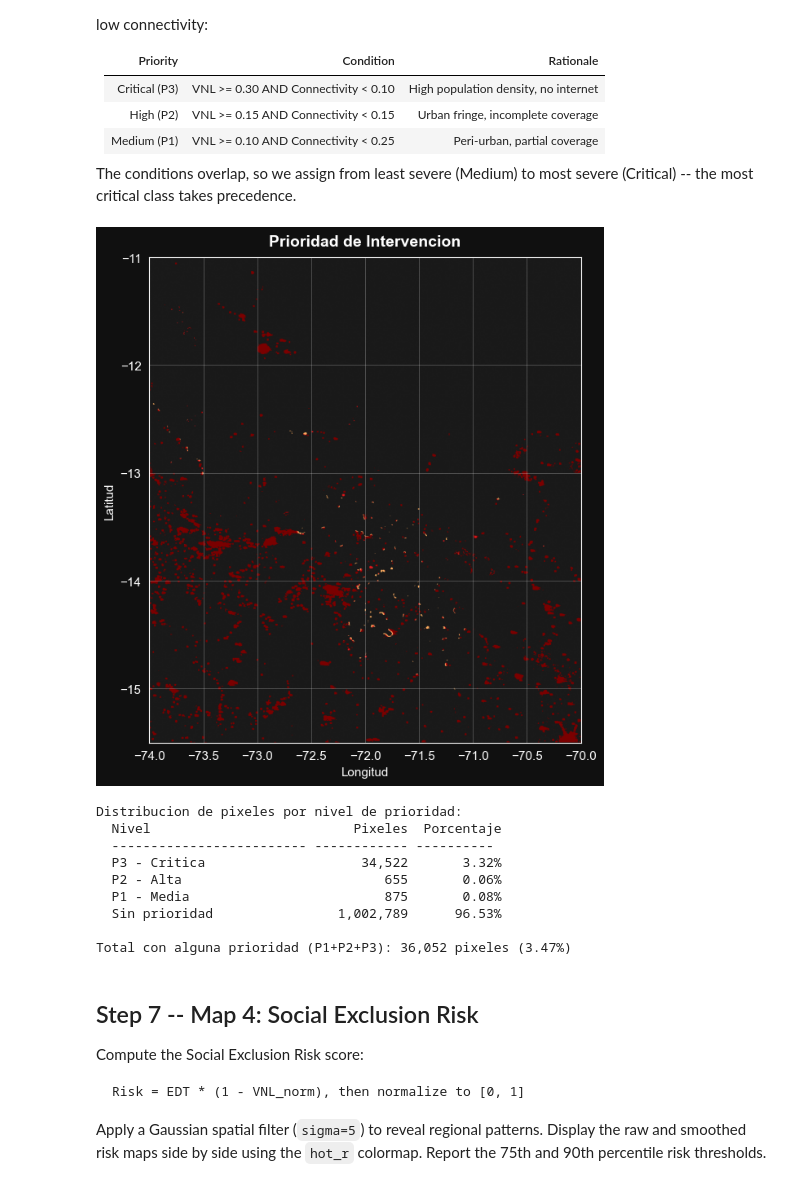
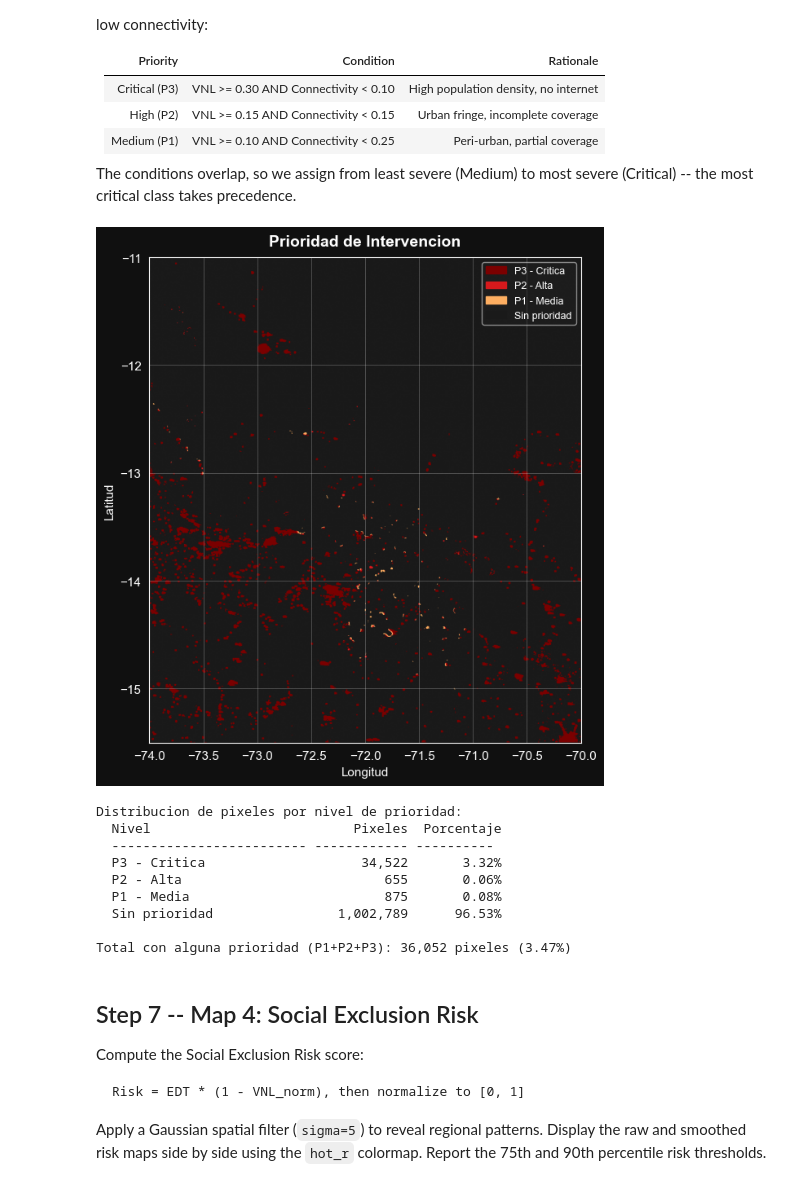
Before and after one commit to DiegoTurpo/raster-digital-divide, a Jupyter notebook: notebooks/digital_divide_cusco.ipynb, the cells around one changed output. Cells and saved outputs as stored; diff of their text form; code cells hidden in the pictures.

```diff
--- a/notebooks/digital_divide_cusco.ipynb
+++ b/notebooks/digital_divide_cusco.ipynb
@@ -427,7 +427,7 @@ priority[mask_p2] = 2
 mask_p3 = (vnl_norm >= 0.30) & (conn_norm < 0.10)
 priority[mask_p3] = 3
 
-# --- Discrete colormap (paleta sin cambios) ---
+# --- Discrete colormap ---
 priority_colors = {
     0: '#1a1a1a',   # No priority - dark gray
     1: '#fdae61',   # Medium (P1) - orange
@@ -450,34 +450,40 @@ fig, ax = plt.subplots(figsize=(8, 7), facecolor='#101010')
 ax.set_facecolor('#101010')
 
 im = ax.imshow(priority, cmap=cmap_disc, norm=norm_disc, extent=extent, origin='upper')
 
 ax.set_title('Prioridad de Intervencion', fontsize=14, fontweight='bold', color='white', pad=10)
 ax.set_xlabel('Longitud', color='white')
 ax.set_ylabel('Latitud',  color='white')
 ax.tick_params(colors='white')
 for spine in ax.spines.values():
     spine.set_color('white')
 ax.grid(True, color='white', linewidth=0.4, alpha=0.4)
 
+# Legend in upper right corner, slightly transparent
+patches = [mpatches.Patch(color=priority_colors[k], label=priority_labels[k]) for k in [3, 2, 1, 0]]
+leg = ax.legend(handles=patches, loc='upper right', fontsize=9,
+                framealpha=0.5, facecolor='#202020',
+                edgecolor='white', labelcolor='white')
+
 plt.tight_layout()
 plt.show()
 
 # --- Report counts ---
 total_pixels = priority.size
 print('Distribucion de pixeles por nivel de prioridad:')
 print(f'  {"Nivel":<25s} {"Pixeles":>12s}  {"Porcentaje":>10s}')
 print(f'  {"-"*25} {"-"*12} {"-"*10}')
 for k in [3, 2, 1, 0]:
     count = int((priority == k).sum())
     pct = 100.0 * count / total_pixels
     print(f'  {priority_labels[k]:<25s} {count:>12,}  {pct:>9.2f}%')
 
 total_priority = int((priority > 0).sum())
 pct_priority = 100.0 * total_priority / total_pixels
 print()
 print(f'Total con alguna prioridad (P1+P2+P3): {total_priority:,} pixeles ({pct_priority:.2f}%)')
 # %% [output]
-[figure, old version]
+[figure, new version]
 Distribucion de pixeles por nivel de prioridad:
   Nivel                          Pixeles  Porcentaje
   ------------------------- ------------ ----------
```
